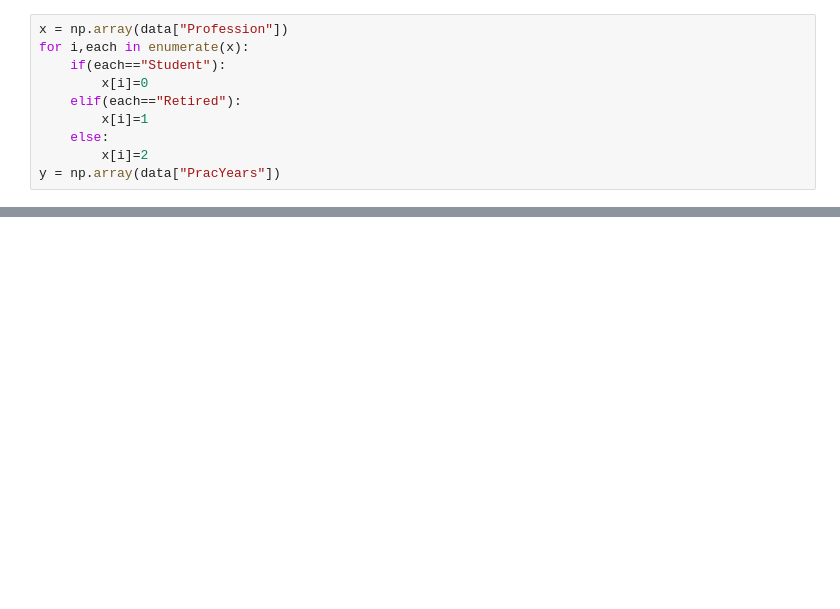
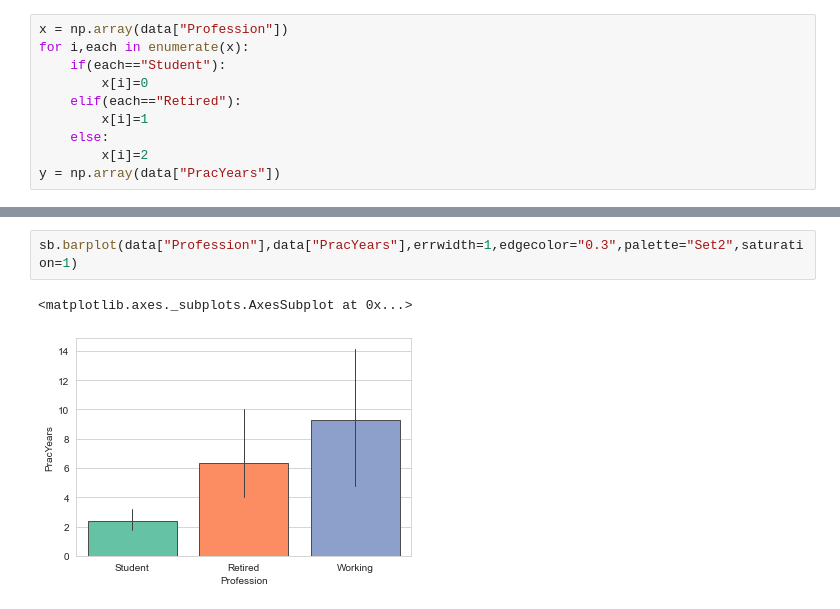
Before and after one commit to AayushVyasKIIT/Data-Analysis---Effects-of-yoga, a Jupyter notebook: DA Assignment.ipynb, the cells around one changed output, grey strips where cells are left out. Drawn from its saved outputs; the diff is of its cells as text; blank space fills up the shorter version.

```diff
--- a/DA Assignment.ipynb
+++ b/DA Assignment.ipynb
@@ -356,0 +360,5 @@ x,y
+# %%
+sb.barplot(data["Profession"],data["PracYears"],errwidth=1,edgecolor="0.3",palette="Set2",saturation=1)
+# %% [output]
+<matplotlib.axes._subplots.AxesSubplot at 0x...>
+[figure, added]
```
Also changed, not shown: parts of 9 cells of this notebook.
